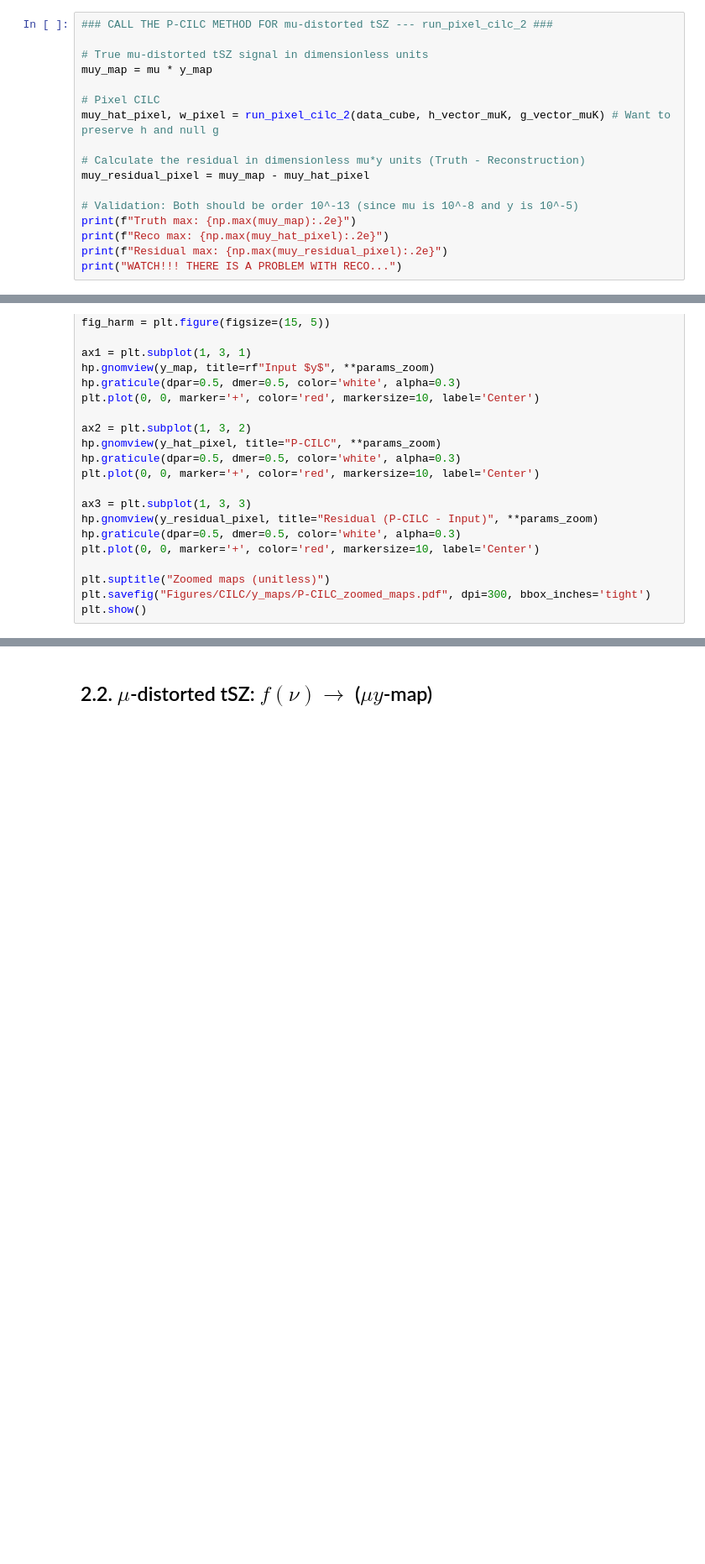
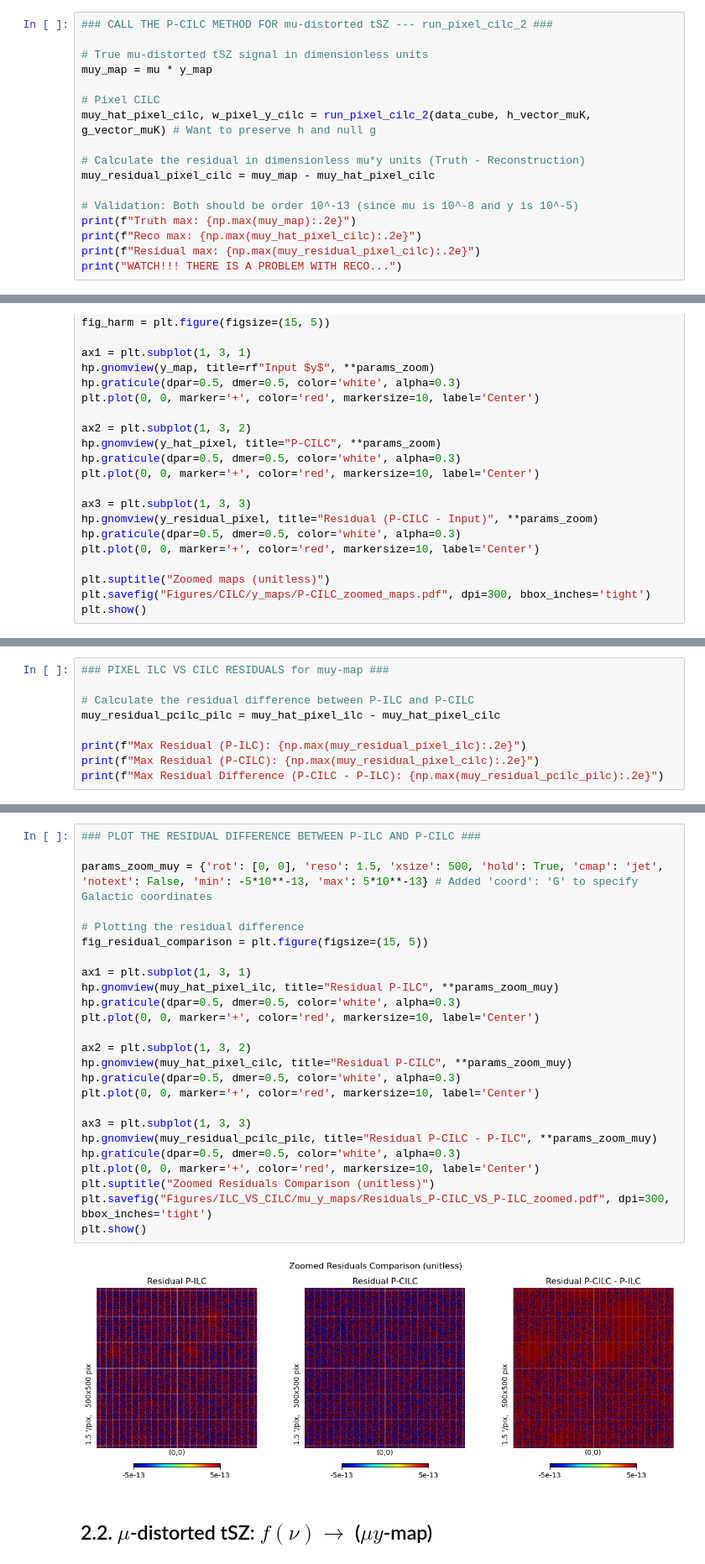
Before and after one commit to JoanRibotOliver/TFM, a Jupyter notebook: CILC.ipynb, the cells around one changed output, grey strips where cells are left out. Shown at 84% size. Drawn from its saved outputs; the diff is of its cells as text; blank space fills up the shorter version.

```diff
--- a/CILC.ipynb
+++ b/CILC.ipynb
@@ -296,13 +414,13 @@ def run_pixel_cilc_2(data_cube, a, b):
 muy_map = mu * y_map
 
 # Pixel CILC
-muy_hat_pixel, w_pixel = run_pixel_cilc_2(data_cube, h_vector_muK, g_vector_muK) # Want to preserve h and null g
+muy_hat_pixel_cilc, w_pixel_y_cilc = run_pixel_cilc_2(data_cube, h_vector_muK, g_vector_muK) # Want to preserve h and null g
 
 # Calculate the residual in dimensionless mu*y units (Truth - Reconstruction)
-muy_residual_pixel = muy_map - muy_hat_pixel
+muy_residual_pixel_cilc = muy_map - muy_hat_pixel_cilc
 
 # Validation: Both should be order 10^-13 (since mu is 10^-8 and y is 10^-5)
 print(f"Truth max: {np.max(muy_map):.2e}")
-print(f"Reco max: {np.max(muy_hat_pixel):.2e}")
-print(f"Residual max: {np.max(muy_residual_pixel):.2e}")
+print(f"Reco max: {np.max(muy_hat_pixel_cilc):.2e}")
+print(f"Residual max: {np.max(muy_residual_pixel_cilc):.2e}")
 print("WATCH!!! THERE IS A PROBLEM WITH RECO...")
@@ -475,0 +644,9 @@ plt.show()
+# %%
+### PIXEL ILC VS CILC RESIDUALS for muy-map ###
+
+# Calculate the residual difference between P-ILC and P-CILC
+muy_residual_pcilc_pilc = muy_hat_pixel_ilc - muy_hat_pixel_cilc
+
+print(f"Max Residual (P-ILC): {np.max(muy_residual_pixel_ilc):.2e}")
+print(f"Max Residual (P-CILC): {np.max(muy_residual_pixel_cilc):.2e}")
+print(f"Max Residual Difference (P-CILC - P-ILC): {np.max(muy_residual_pcilc_pilc):.2e}")
@@ -476,3 +657,30 @@ plt.show()
+# %%
+### PLOT THE RESIDUAL DIFFERENCE BETWEEN P-ILC AND P-CILC ###
+
+params_zoom_muy = {'rot': [0, 0], 'reso': 1.5, 'xsize': 500, 'hold': True, 'cmap': 'jet', 'notext': False, 'min': -5*10**-13, 'max': 5*10**-13} # Added 'coord': 'G' to specify Galactic coordinates
+
+# Plotting the residual difference
+fig_residual_comparison = plt.figure(figsize=(15, 5))
+
+ax1 = plt.subplot(1, 3, 1)
+hp.gnomview(muy_hat_pixel_ilc, title="Residual P-ILC", **params_zoom_muy)
+hp.graticule(dpar=0.5, dmer=0.5, color='white', alpha=0.3)
+plt.plot(0, 0, marker='+', color='red', markersize=10, label='Center')
+
+ax2 = plt.subplot(1, 3, 2)
+hp.gnomview(muy_hat_pixel_cilc, title="Residual P-CILC", **params_zoom_muy)
+hp.graticule(dpar=0.5, dmer=0.5, color='white', alpha=0.3)
+plt.plot(0, 0, marker='+', color='red', markersize=10, label='Center')
+
+ax3 = plt.subplot(1, 3, 3)
+hp.gnomview(muy_residual_pcilc_pilc, title="Residual P-CILC - P-ILC", **params_zoom_muy)
+hp.graticule(dpar=0.5, dmer=0.5, color='white', alpha=0.3)
+plt.plot(0, 0, marker='+', color='red', markersize=10, label='Center')
+plt.suptitle("Zoomed Residuals Comparison (unitless)")
+plt.savefig("Figures/ILC_VS_CILC/mu_y_maps/Residuals_P-CILC_VS_P-ILC_zoomed.pdf", dpi=300, bbox_inches='tight')
+plt.show()
+# %% [output]
+[figure, added]
 # %% [markdown]
 ## 2.2. $\mu$-distorted tSZ: $f(\nu) \rightarrow$ ($\mu y$-map)
 # %%
```
Also changed, not shown: parts of 25 cells of this notebook, 4 other files.
